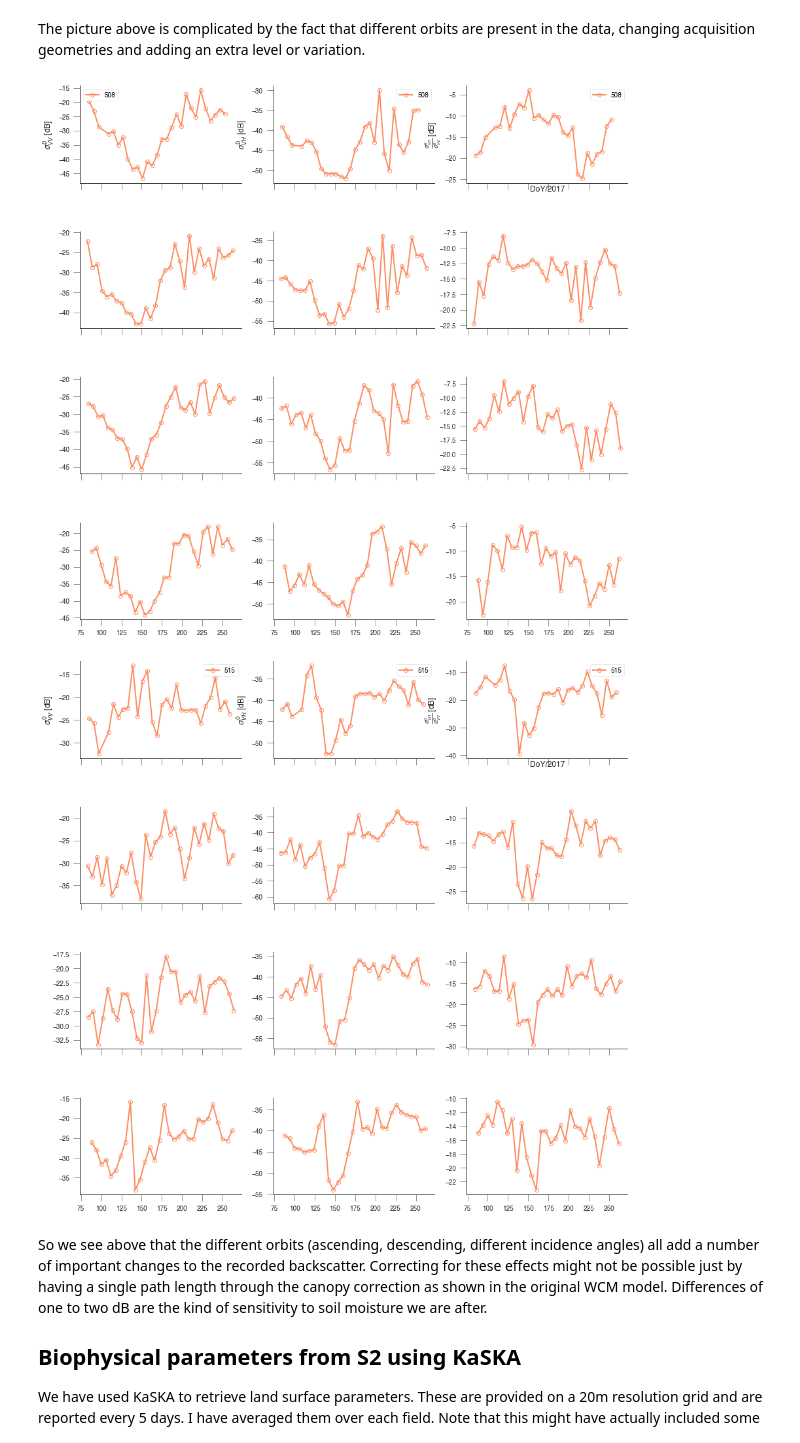
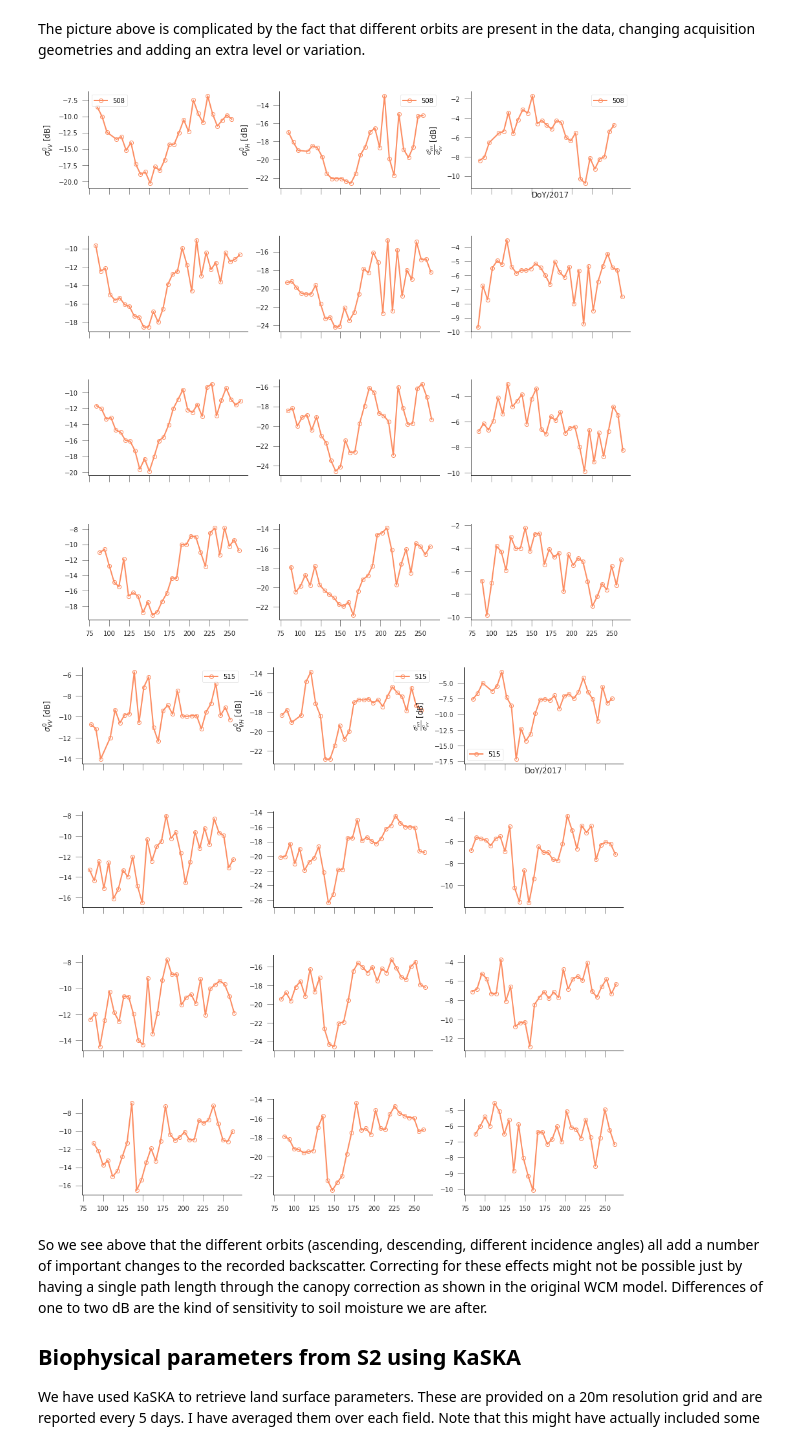
Before and after one commit to jgomezdans/sar_homework, a Jupyter notebook: S1_S2_retrievals_experiments.ipynb, the cells around one changed output. Drawn from its saved outputs; the diff is of its cells as text; code cells hidden in the pictures.

```diff
--- a/S1_S2_retrievals_experiments.ipynb
+++ b/S1_S2_retrievals_experiments.ipynb
@@ -169,12 +171,12 @@ l1 = []
 l2 = []
 l3 = []
 for field in fields:
-    l1.append(axs[0].plot(df[f"doy_{field:s}"], 10*np.log(df[f"sigma_sentinel_vv_{field:s}"]),
+    l1.append(axs[0].plot(df[f"doy_{field:s}"], 10*np.log10(df[f"sigma_sentinel_vv_{field:s}"]),
                           label=field))
-    l2.append(axs[1].plot(df[f"doy_{field:s}"], 10*np.log(df[f"sigma_sentinel_vh_{field:s}"]),
+    l2.append(axs[1].plot(df[f"doy_{field:s}"], 10*np.log10(df[f"sigma_sentinel_vh_{field:s}"]),
                           label=field))
 
-    l3.append(axs[2].plot(df[f"doy_{field:s}"], 10*np.log(
+    l3.append(axs[2].plot(df[f"doy_{field:s}"], 10*np.log10(
         df[f"vh/vv_{field:s}"]),
         label=field))
 
@@ -195,37 +197,37 @@ The picture above is complicated by the fact that different orbits are present i
 # %%
 for field in ["508", "515"]:
     fig, axs = plt.subplots(nrows=4, ncols=3, sharex=True,
                             squeeze=True, figsize=(15,15))
     for ii, orbit_no in enumerate([44, 95, 117, 168]):
         l1 = []
         l2 = []
         l3 = []
 
         passer = df[f"relativeorbit_{field:s}"] == orbit_no
         l1.append(axs[ii][0].plot(df[f"doy_{field:s}"][passer],
-                                  10*np.log(df[f"sigma_sentinel_vv_{field:s}"][passer]),
+                                  10*np.log10(df[f"sigma_sentinel_vv_{field:s}"][passer]),
                                   "-o", label=field,  mfc="none"))
         l2.append(axs[ii][1].plot(df[f"doy_{field:s}"][passer],
-                                  10*np.log(df[f"sigma_sentinel_vh_{field:s}"][passer]),
+                                  10*np.log10(df[f"sigma_sentinel_vh_{field:s}"][passer]),
                                   "-o",label=field, mfc="none"))
 
         l3.append(axs[ii][2].plot(df[f"doy_{field:s}"][passer],
-                                  10*np.log(
+                                  10*np.log10(
             df[f"vh/vv_{field:s}"][passer]),
              "-o",label=field, mfc="none"))
 
     axs[0,0].legend([l[0] for l in l1], [l[0].get_label() for l in l1], loc="best")
     axs[0,1].legend([l[0] for l in l2], [l[0].get_label() for l in l2], loc="best")
     axs[0,2].legend([l[0] for l in l3], [l[0].get_label() for l in l3], loc="best")
 
 
     axs[0,0].set_ylabel(r"$\sigma^{0}_{VV}$ [dB]")
     axs[0,1].set_ylabel(r"$\sigma^{0}_{VH}$ [dB]")
     axs[0,2].set_ylabel(r"$\frac{\sigma^{0}_{VH}}{\sigma^{0}_{VV}}$ [dB]")
     axs[0,2].set_xlabel("DoY/2017")
 # %% [output]
-[figure, old version]
+[figure, new version]
-[figure, old version]
+[figure, new version]
 # %% [markdown]
 So we see above that the different orbits (ascending, descending, different incidence angles) all add a number of important changes to the recorded backscatter. Correcting for these effects might not be possible just by having a single path length through the canopy correction as shown in the original WCM model. Differences of one to two dB are the kind of sensitivity to soil moisture we are after.
 
```
Also changed, not shown: parts of 12 cells of this notebook, 3 other files.
